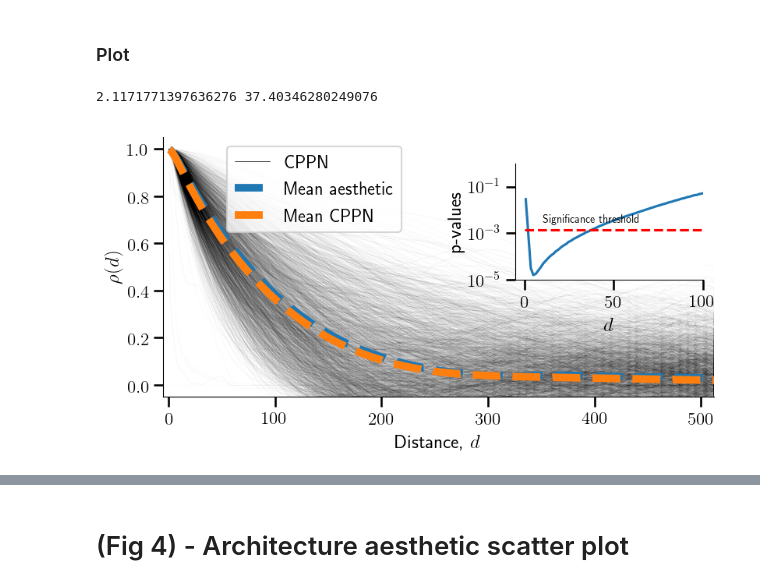
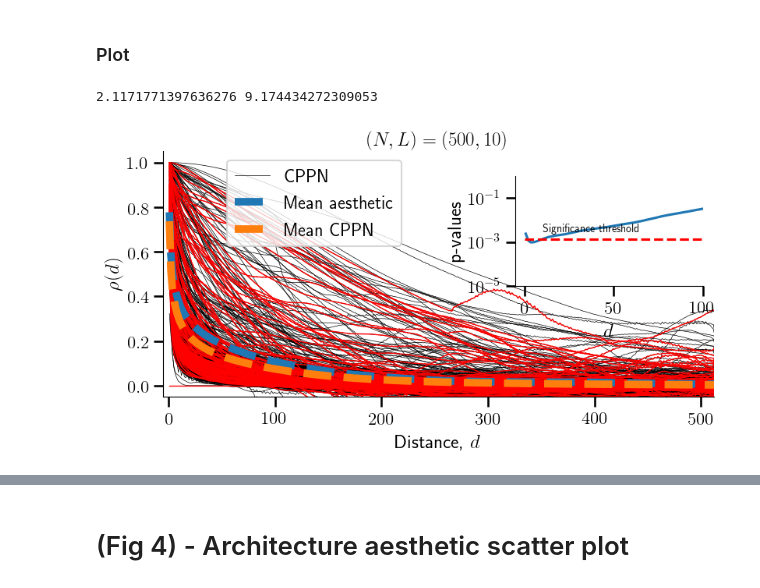
Before and after one commit to heysoos/cppn-tensorflow, a Jupyter notebook: paper_figures.ipynb, the cells around one changed output, grey strips where cells are left out. Saved outputs shown, nothing was run; the diff lists cells and outputs as text; code cells hidden in the pictures.

```diff
--- a/paper_figures.ipynb
+++ b/paper_figures.ipynb
@@ -581,0 +790,3 @@ Loading aesthetic correlation: save/img_architectures/big/corrs/fft_norm/aesthet
+# %%
+aesthetic_img_names = [a['imgName'] for a in aesthetic_info if a['mode'] == 'BW']
+np.shape(aesthetic_img_names)
@@ -593,7 +810,7 @@ aes_stack, _, _ = scipy.stats.binned_statistic(
             distances, aes_stack_t, statistic='mean', bins=512)
 
 corr_means, bin_edges, _ = scipy.stats.binned_statistic(
-            distances, corrs_means, statistic='mean', bins=512)
+            distances, data_cppn['corrs_means'], statistic='mean', bins=512)
 
 d = (bin_edges[1:] + bin_edges[0:-1]) / 2
 
@@ -602,17 +819,20 @@ N1 = np.shape(aes_stack)[0]
 aes_sigma = np.std(aes_stack, axis=0)
 
 cppn_mean = c_mean
-N2 = len(corrs_paths)
+N2 = np.shape(data_cppn['corrs_means'])[0]
 cppn_sigma = np.sqrt(c_var)
 
+# calculate t stat
 diff = aes_mean - cppn_mean
 vars = (aes_sigma ** 2 / N1) + (c_var / N2)
 t = diff / (np.sqrt(vars))
 
+# calculate DoF
 dof1 = N1 - 1
 dof2 = N2 - 1
 dof = (vars) ** 2 / ((aes_sigma ** 4 / (N1 ** 2 * dof1)) + (c_var ** 2 / (N2 ** 2 * dof2)))
 
+# calculate pvalue from t-stat
 pval = scipy.stats.t.sf(np.abs(t), dof) * 2
 # %% [markdown]
 ### Plot - Main: mean CPPN, mean aesthetic, CPPN hairs - Inset: p-values for mean differences
@@ -733,17 +967,3 @@ print(min_sig, max_sig)
 #### Main: CPPN correlation functions (hairlines); Inset: p-test for correlation difference between aesthetic and CPPN
 # %% [markdown]
 ### Load aesthetic
-# %%
-dir = 'save/img_architectures'
-img_folder = 'big'
-method = 'fft_norm'
-
-takeMean = False
-aesthetic_corrs, aesthetic_corrs_vars, aesthetic_params = \
-    aesthetic_correlations(dir, img_folder, method, takeMean=takeMean, forceCalculate=False)
-
-data_aesthetic = {
-    'corrs': aesthetic_corrs,
-    'var': aesthetic_corrs_vars,
-    'params': aesthetic_params
-}
@@ -831,0 +1252,3 @@ pval = scipy.stats.t.sf(np.abs(t), dof) * 2
+# %%
+sns.set(style='white', rc={'figure.figsize':(10,8)})
+plt.scatter(standard_embedding[:, 0], standard_embedding[:, 1],c=all_index, s=s, cmap='Spectral');
@@ -847,13 +1272,17 @@ fig, ax = plt.subplots(figsize=(8, 4.2), dpi=100, constrained_layout=True)
 
 ax.set_ylabel(r'$\rho(d)$')
 ax.set_xlabel('Distance, $d$')
+ax.set_title(fr'$(N, L) = ({N},{L})$')
 
 alpha = np.tanh(0.05 + 1 / len(corrs_binned))  ## transparency related to number of lines
 
 
 
 for i, corr in enumerate(corrs_binned):
-    ax.plot(d, corr, alpha=alpha/2, lw=0.5, c='k', label='CPPN')
+    ax.plot(d, corr, alpha=1, lw=0.5, c='k', label='CPPN')
+
+for i, corr in enumerate(aes_stack):
+    ax.plot(d, corr, lw=1, c='r')
 
 ax.plot(d, np.mean(aes_stack, axis=0), '--', lw=7, label='Mean aesthetic')
 ax.plot(d, np.mean(corrs_binned, axis=0), '--', lw=7, label='Mean CPPN')
@@ -900,45 +1329,46 @@ ax2.set_axes_locator(ip)
 # mark_inset(ax, ax2, loc1=2, loc2=4, fc="none", ec='0.5')
 
 # PLOT P-VALUES
-
+max_d = 100
 ax2.plot(d, pval)
 
 # ax2.set_title(f'Welch\'s test')
 ax2.set_xlabel('$d$')
 ax2.set_ylabel('p-values')
 
+y_min = np.min([np.min(pval), 1e-5])
 ax2.set_yscale('log')
-ax2.set_ylim([1e-5, 1])
-ax2.set_xlim([-5, 100])
+ax2.set_ylim([y_min, 1])
+ax2.set_xlim([-5, max_d])
 
-boncor = np.sum(d < 100)
+boncor = np.sum(d < max_d)
 onesidecor = 2
 thresh = onesidecor * 0.05 / boncor
 
 x1, y1 = [0, max(d)], [thresh, thresh]
 ax2.plot(x1, y1, '--', c='r')
 ax2.annotate('Significance threshold', [10, 2*thresh])
 
 # Hide the right and top spines
 ax2.spines['right'].set_visible(False)
 ax2.spines['top'].set_visible(False)
 
 # Only show ticks on the left and bottom spines
 ax2.yaxis.set_ticks_position('left')
 ax2.xaxis.set_ticks_position('bottom')
 
 time =  datetime.now().strftime("%y-%m-%d-%H-%M-%S.%f")
 name = f'fig3_app_N_{N}_L_{L}_' + time
 filename = 'paper_figures/' + name + '.png'
 filename_pdf = 'paper_figures/pdf/' + name + '.pdf'
 plt.savefig(filename, density=600)
 plt.savefig(filename_pdf, density=600)
 
 min_sig = np.min(d[pval < thresh])
 max_sig = np.max(d[pval < thresh])
 print(min_sig, max_sig)
 
 # ax2.fill_betweenx([10-6, 0], 0, , alpha=0.2, color='r')
 # %% [output]
-2.1171771397636276 37.40346280249076
+2.1171771397636276 9.174434272309053
-[figure, old version]
+[figure, new version]
```
Also changed, not shown: parts of 116 cells of this notebook.
